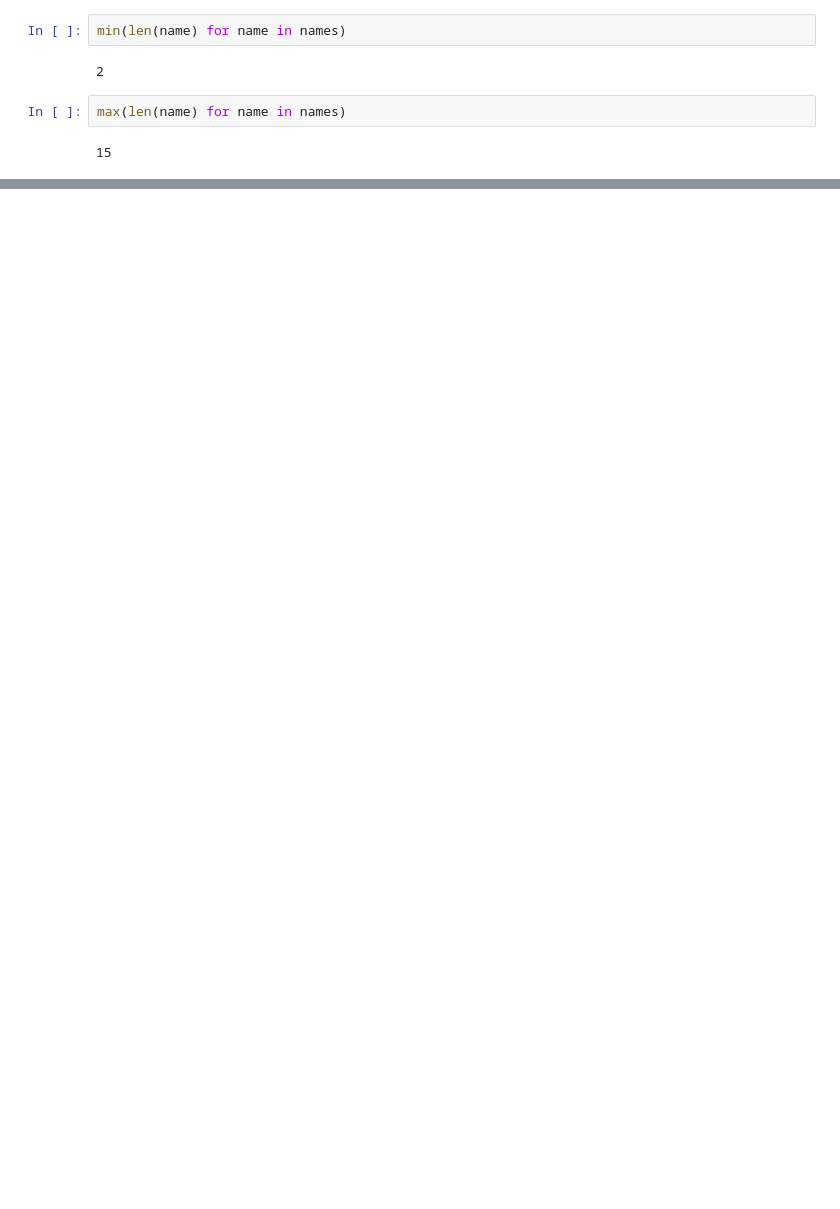
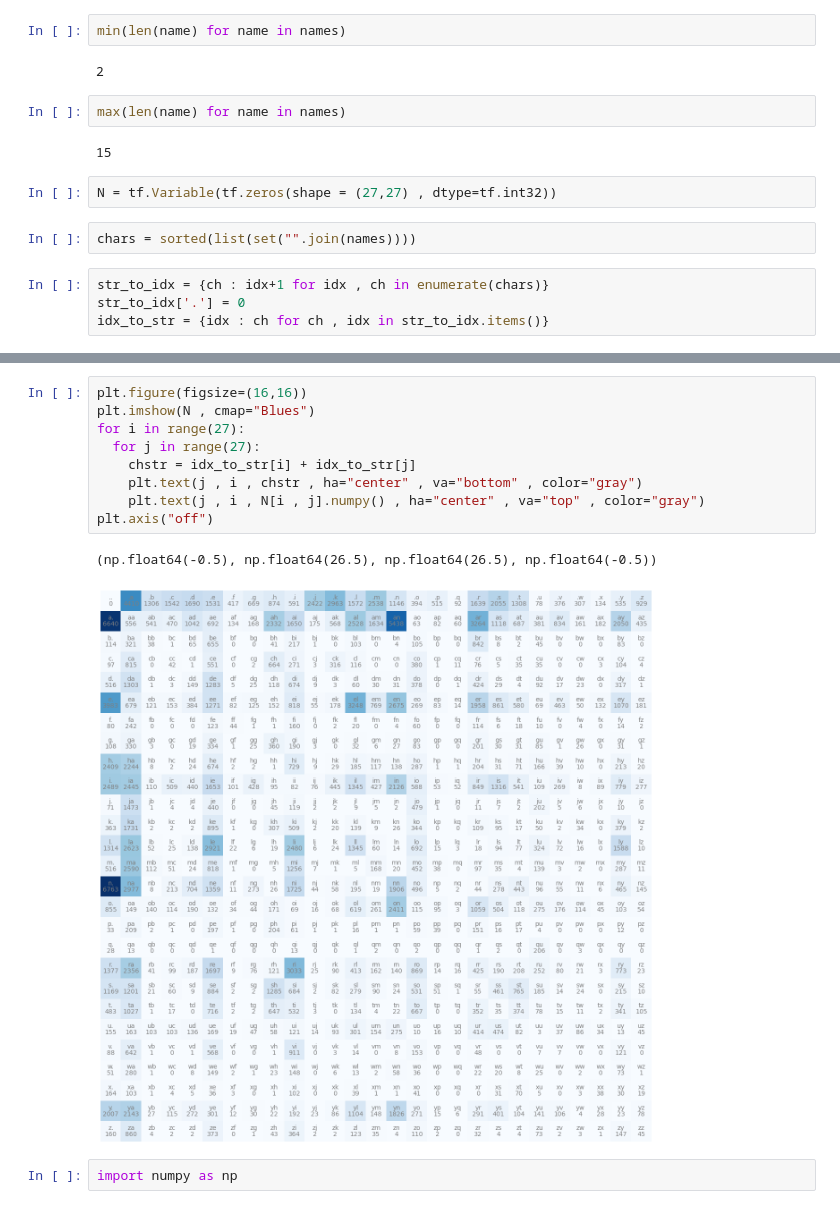
Before and after one commit to AshishRaj04/makemore, a Jupyter notebook: makemore.ipynb, the cells around one changed output, grey strips where cells are left out. Cells and saved outputs as stored; diff of their text form; blank space fills up the shorter version.

```diff
--- a/makemore.ipynb
+++ b/makemore.ipynb
@@ -30,3 +26,11 @@ min(len(name) for name in names)
 max(len(name) for name in names)
 # %% [output]
 15
+# %%
+N = tf.Variable(tf.zeros(shape = (27,27) , dtype=tf.int32))
+# %%
+chars = sorted(list(set("".join(names))))
+# %%
+str_to_idx = {ch : idx+1 for idx , ch in enumerate(chars)}
+str_to_idx['.'] = 0
+idx_to_str = {idx : ch for ch , idx in str_to_idx.items()}
@@ -32,0 +64,14 @@ max(len(name) for name in names)
+# %%
+plt.figure(figsize=(16,16))
+plt.imshow(N , cmap="Blues")
+for i in range(27):
+  for j in range(27):
+    chstr = idx_to_str[i] + idx_to_str[j]
+    plt.text(j , i , chstr , ha="center" , va="bottom" , color="gray")
+    plt.text(j , i , N[i , j].numpy() , ha="center" , va="top" , color="gray")
+plt.axis("off")
+# %% [output]
+(np.float64(-0.5), np.float64(26.5), np.float64(26.5), np.float64(-0.5))
+[figure, added]
+# %%
+import numpy as np
```
Also changed, not shown: parts of 19 cells of this notebook.
